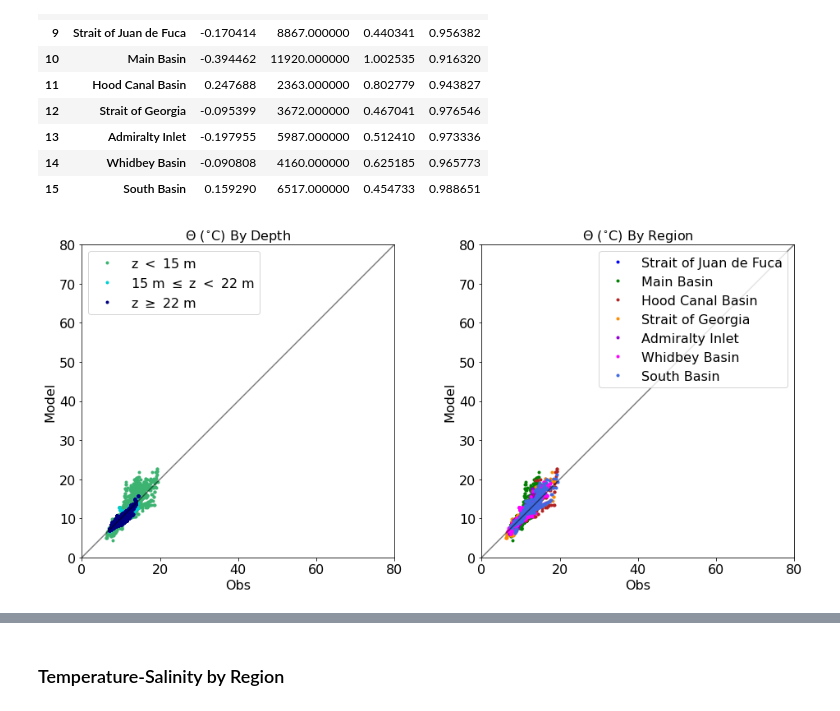
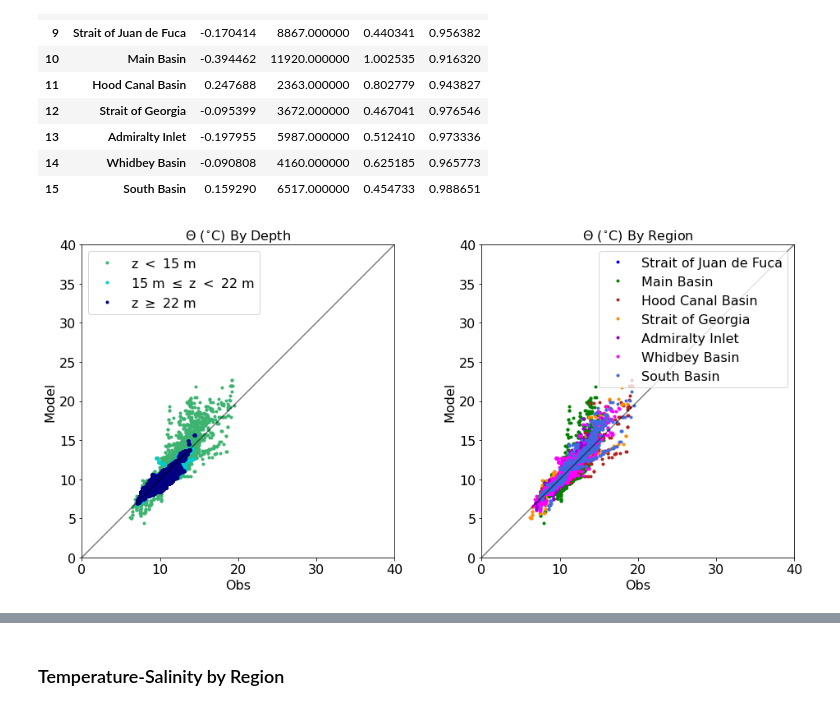
Before and after one commit to SalishSeaCast/analysis-keegan, a Jupyter notebook: notebooks/Evaluations/Individual_year_evaluations/2009_Puget_Evaluation.ipynb, the cells around one changed output, grey strips where cells are left out. Drawn from its saved outputs; the diff is of its cells as text; code cells hidden in the pictures.

```diff
--- a/notebooks/Evaluations/Individual_year_evaluations/2009_Puget_Evaluation.ipynb
+++ b/notebooks/Evaluations/Individual_year_evaluations/2009_Puget_Evaluation.ipynb
@@ -574,12 +604,12 @@ tbl
 | 14 | Whidbey Basin | -0.090808 | 4160.000000 | 0.625185 | 0.965773 |
 | 15 | South Basin | 0.159290 | 6517.000000 | 0.454733 | 0.988651 |
 # %%
-mv=(0,80)
+mv=(0,40)
 fig, ax = plt.subplots(1,2,figsize = (16,7))
 ps,l=byDepth(data_CTD,ax[0],obsvar,modvar,mv)
 ax[0].set_title('$\Theta$ ($^{\circ}$C) By Depth')
 
 ps,l=byRegion(data_CTD,datreg_CTD,ax[1],obsvar,modvar,mv)
 ax[1].set_title('$\Theta$ ($^{\circ}$C) By Region');
 # %% [output]
-[figure, old version]
+[figure, new version]
```
Also changed, not shown: parts of 21 cells of this notebook.
